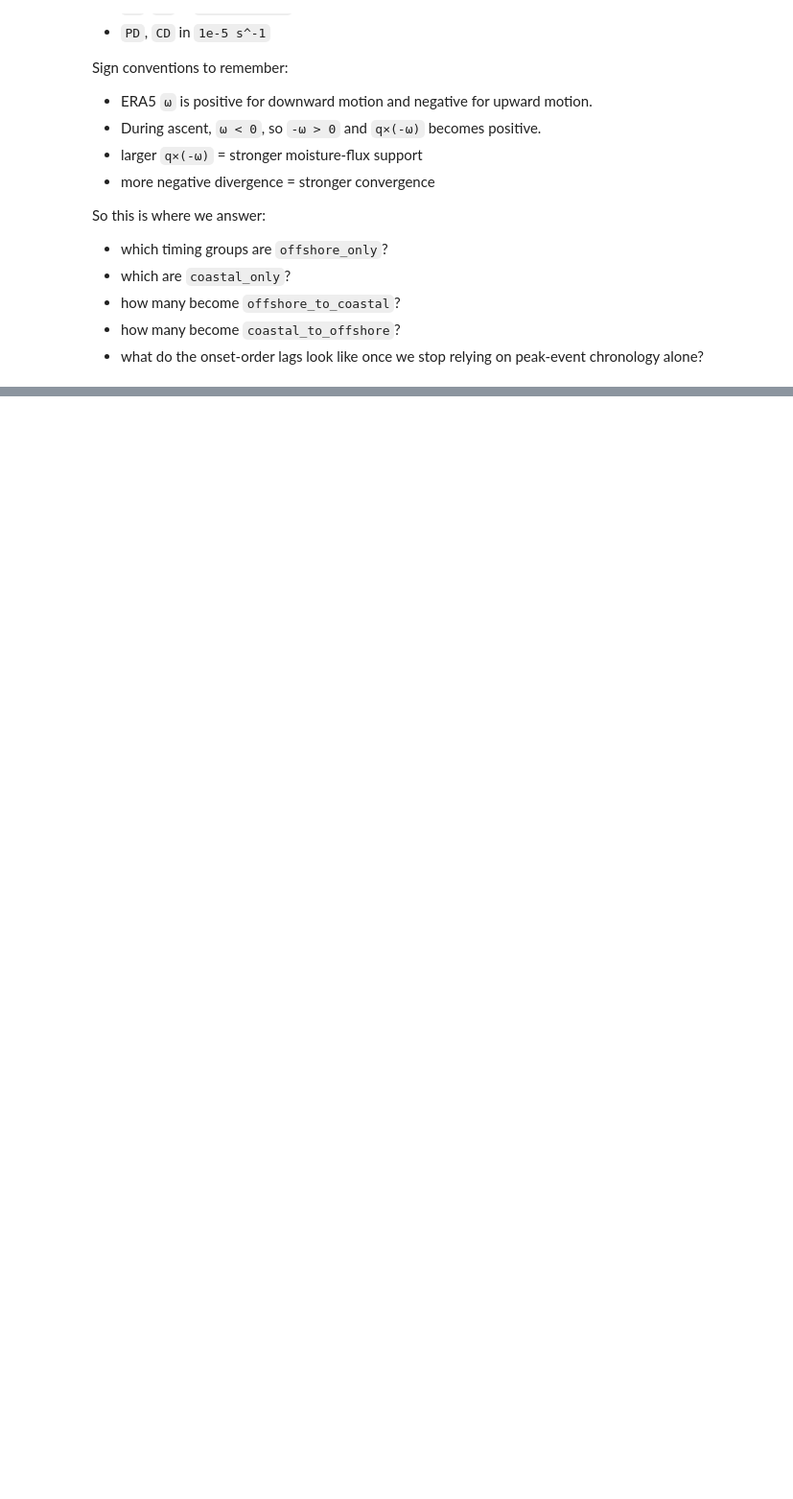
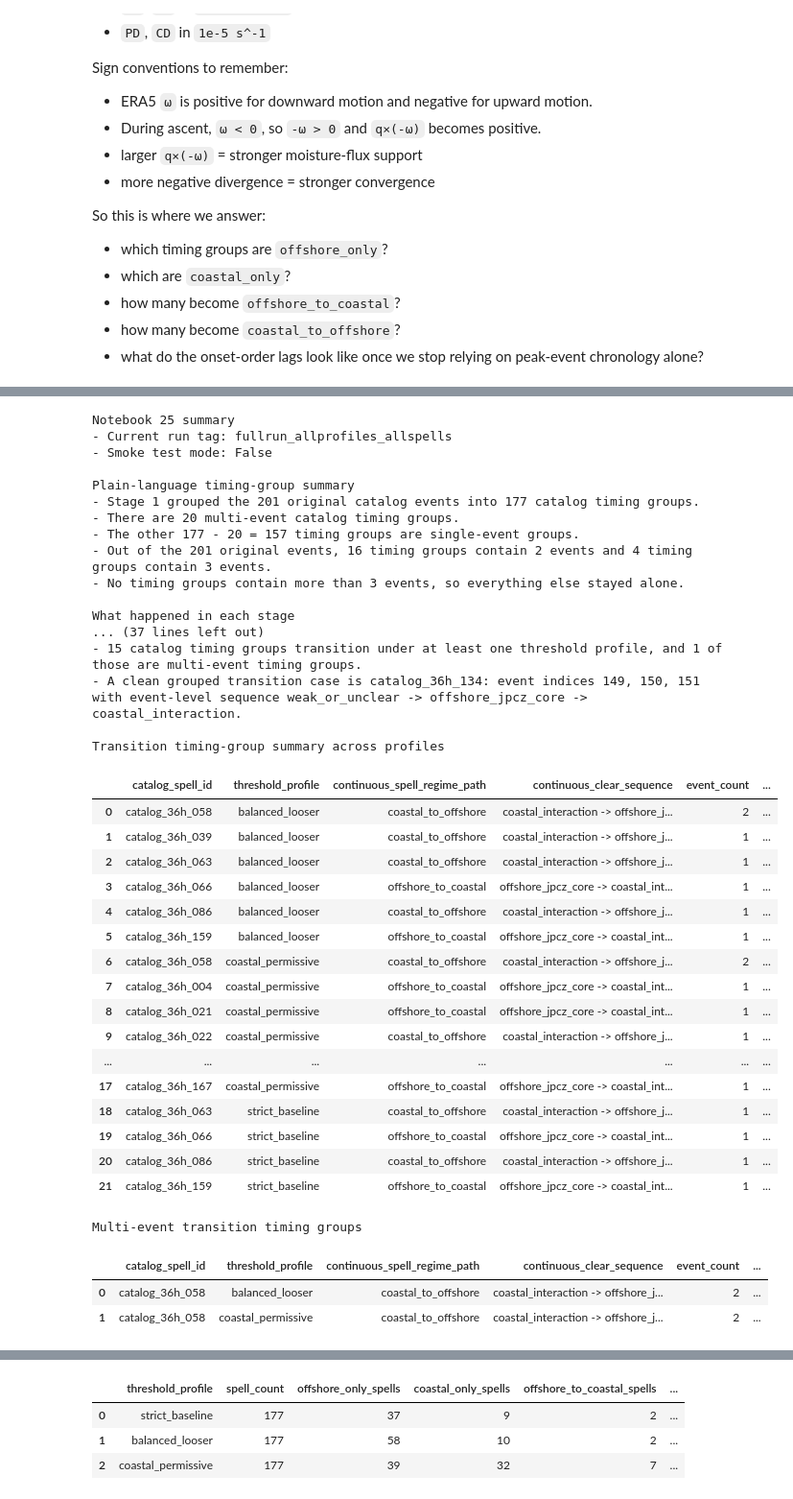
Before and after one commit to angelicasophyaramirez-blip/JPCZcatalogcolab, a Jupyter notebook: notebook16-pcolormesh/notebooks/25_continuous_spell_evolution_and_onset_timing.ipynb, the cells around one changed output, grey strips where cells are left out. Shown at 96% size. Cells and saved outputs as stored; diff of their text form; code cells hidden in the pictures; blank space fills up the shorter version.

```diff
--- a/notebook16-pcolormesh/notebooks/25_continuous_spell_evolution_and_onset_timing.ipynb
+++ b/notebook16-pcolormesh/notebooks/25_continuous_spell_evolution_and_onset_timing.ipynb
@@ -1201,7 +1313,7 @@ event_sequence_summary_df = (
     .sort_values(["catalog_spell_id", "event_peak"])
     .groupby("catalog_spell_id", sort=False)
     .agg(
-        event_count=("event_index", "size"),
+        grouped_event_count=("event_index", "size"),
         event_indices=("event_index", lambda values: ", ".join(str(int(value)) for value in values)),
         event_level_sequence=("objective_regime_label", lambda values: " -> ".join(str(value) for value in values)),
     )
@@ -1213,9 +1325,16 @@ transition_timing_group_summary_df = (
     continuous_summary_df
     .loc[continuous_summary_df["continuous_spell_regime_path"].isin(transition_paths)]
     .merge(event_sequence_summary_df, on="catalog_spell_id", how="left")
-    .sort_values(["threshold_profile", "event_count", "catalog_spell_id"], ascending=[True, False, True])
-    .reset_index(drop=True)
 )
+if "event_count" not in transition_timing_group_summary_df.columns and "grouped_event_count" in transition_timing_group_summary_df.columns:
+    transition_timing_group_summary_df["event_count"] = transition_timing_group_summary_df["grouped_event_count"]
+elif "event_count" in transition_timing_group_summary_df.columns and "grouped_event_count" in transition_timing_group_summary_df.columns:
+    transition_timing_group_summary_df["event_count"] = transition_timing_group_summary_df["event_count"].fillna(
+        transition_timing_group_summary_df["grouped_event_count"]
+    )
+transition_timing_group_summary_df = transition_timing_group_summary_df.sort_values(
+    ["threshold_profile", "event_count", "catalog_spell_id"], ascending=[True, False, True]
+).reset_index(drop=True)
 
 multi_event_transition_timing_group_summary_df = transition_timing_group_summary_df.loc[
     transition_timing_group_summary_df["event_count"] > 1
@@ -1304,6 +1423,7 @@ display(
         "continuous_spell_regime_path",
         "continuous_clear_sequence",
         "event_count",
+        "grouped_event_count",
         "event_indices",
         "event_level_sequence",
         "offshore_to_coastal_lag_hours",
@@ -1322,6 +1442,7 @@ if not multi_event_transition_timing_group_summary_df.empty:
             "continuous_spell_regime_path",
             "continuous_clear_sequence",
             "event_count",
+            "grouped_event_count",
             "event_indices",
             "event_level_sequence",
             "offshore_to_coastal_lag_hours",
@@ -1332,30 +1453,69 @@ if not multi_event_transition_timing_group_summary_df.empty:
     )
 print()
 print("Saved outputs")
 print(f"- Candidate threshold finalists: {CONTINUOUS_CANDIDATE_THRESHOLDS_PATH}")
 print(f"- Catalog timing-group membership: {CONTINUOUS_SPELL_EVENT_PATH}")
 print(f"- Catalog timing-group windows: {CONTINUOUS_SPELL_WINDOW_PATH}")
 print(f"- Base continuous timing-group time series: {CONTINUOUS_BASE_TIMESERIES_PATH}")
 print(f"- Base timing-group summary: {CONTINUOUS_BASE_SPELL_SUMMARY_PATH}")
 print(f"- Labeled continuous timing-group time series: {CONTINUOUS_LABELED_TIMESERIES_PATH}")
 print(f"- Continuous timing-group summary: {CONTINUOUS_SUMMARY_PATH}")
 print(f"- Continuous profile summary: {CONTINUOUS_PROFILE_SUMMARY_PATH}")
 print(f"- Continuous timing-group examples: {CONTINUOUS_EXAMPLES_PATH}")
 print(f"- Selected timing-group plot: {CONTINUOUS_PLOT_PATH}")
 print()
 print("Compact profile summary table")
 display(
     continuous_profile_summary_ordered_df[[
         "threshold_profile",
         "spell_count",
         "offshore_only_spells",
         "coastal_only_spells",
         "offshore_to_coastal_spells",
         "coastal_to_offshore_spells",
         "mixed_or_oscillating_spells",
         "weak_only_spells",
         "directional_transition_spells",
         "median_offshore_to_coastal_lag_hours",
         "median_coastal_to_offshore_lag_hours",
     ]]
 )
+# %% [output]
+Notebook 25 summary
+- Current run tag: fullrun_allprofiles_allspells
+- Smoke test mode: False
+
+Plain-language timing-group summary
+- Stage 1 grouped the 201 original catalog events into 177 catalog timing groups.
+- There are 20 multi-event catalog timing groups.
+- The other 177 - 20 = 157 timing groups are single-event groups.
+- Out of the 201 original events, 16 timing groups contain 2 events and 4 timing groups contain 3 events.
+- No timing groups contain more than 3 events, so everything else stayed alone.
+
+What happened in each stage
+... (37 lines left out)
+- 15 catalog timing groups transition under at least one threshold profile, and 1 of those are multi-event timing groups.
+- A clean grouped transition case is catalog_36h_134: event indices 149, 150, 151 with event-level sequence weak_or_unclear -> offshore_jpcz_core -> coastal_interaction.
+
+Transition timing-group summary across profiles
+|  | catalog_spell_id | threshold_profile | continuous_spell_regime_path | continuous_clear_sequence | event_count | ... |
+| 0 | catalog_36h_058 | balanced_looser | coastal_to_offshore | coastal_interaction -> offshore_j... | 2 | ... |
+| 1 | catalog_36h_039 | balanced_looser | coastal_to_offshore | coastal_interaction -> offshore_j... | 1 | ... |
+| 2 | catalog_36h_063 | balanced_looser | coastal_to_offshore | coastal_interaction -> offshore_j... | 1 | ... |
+| 3 | catalog_36h_066 | balanced_looser | offshore_to_coastal | offshore_jpcz_core -> coastal_int... | 1 | ... |
+| 4 | catalog_36h_086 | balanced_looser | coastal_to_offshore | coastal_interaction -> offshore_j... | 1 | ... |
+| 5 | catalog_36h_159 | balanced_looser | offshore_to_coastal | offshore_jpcz_core -> coastal_int... | 1 | ... |
+| 6 | catalog_36h_058 | coastal_permissive | coastal_to_offshore | coastal_interaction -> offshore_j... | 2 | ... |
+| 7 | catalog_36h_004 | coastal_permissive | offshore_to_coastal | offshore_jpcz_core -> coastal_int... | 1 | ... |
+| 8 | catalog_36h_021 | coastal_permissive | offshore_to_coastal | offshore_jpcz_core -> coastal_int... | 1 | ... |
+| 9 | catalog_36h_022 | coastal_permissive | coastal_to_offshore | coastal_interaction -> offshore_j... | 1 | ... |
+| ... | ... | ... | ... | ... | ... | ... |
+| 17 | catalog_36h_167 | coastal_permissive | offshore_to_coastal | offshore_jpcz_core -> coastal_int... | 1 | ... |
+| 18 | catalog_36h_063 | strict_baseline | coastal_to_offshore | coastal_interaction -> offshore_j... | 1 | ... |
+| 19 | catalog_36h_066 | strict_baseline | offshore_to_coastal | offshore_jpcz_core -> coastal_int... | 1 | ... |
+| 20 | catalog_36h_086 | strict_baseline | coastal_to_offshore | coastal_interaction -> offshore_j... | 1 | ... |
+| 21 | catalog_36h_159 | strict_baseline | offshore_to_coastal | offshore_jpcz_core -> coastal_int... | 1 | ... |
+Multi-event transition timing groups
+|  | catalog_spell_id | threshold_profile | continuous_spell_regime_path | continuous_clear_sequence | event_count | ... |
+| 0 | catalog_36h_058 | balanced_looser | coastal_to_offshore | coastal_interaction -> offshore_j... | 2 | ... |
+| 1 | catalog_36h_058 | coastal_permissive | coastal_to_offshore | coastal_interaction -> offshore_j... | 2 | ... |
@@ -1361,0 +1535,4 @@ display(
+|  | threshold_profile | spell_count | offshore_only_spells | coastal_only_spells | offshore_to_coastal_spells | ... |
+| 0 | strict_baseline | 177 | 37 | 9 | 2 | ... |
+| 1 | balanced_looser | 177 | 58 | 10 | 2 | ... |
+| 2 | coastal_permissive | 177 | 39 | 32 | 7 | ... |
```
Also changed, not shown: parts of 5 cells of this notebook.
